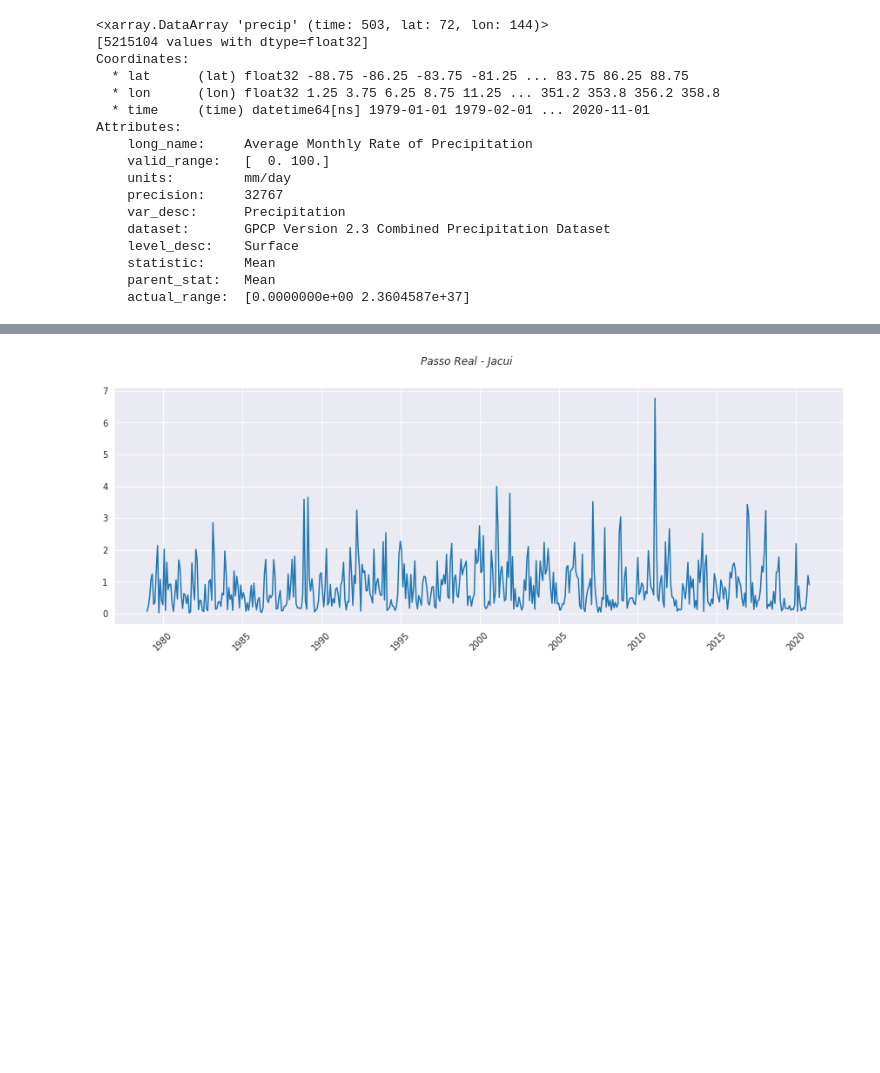
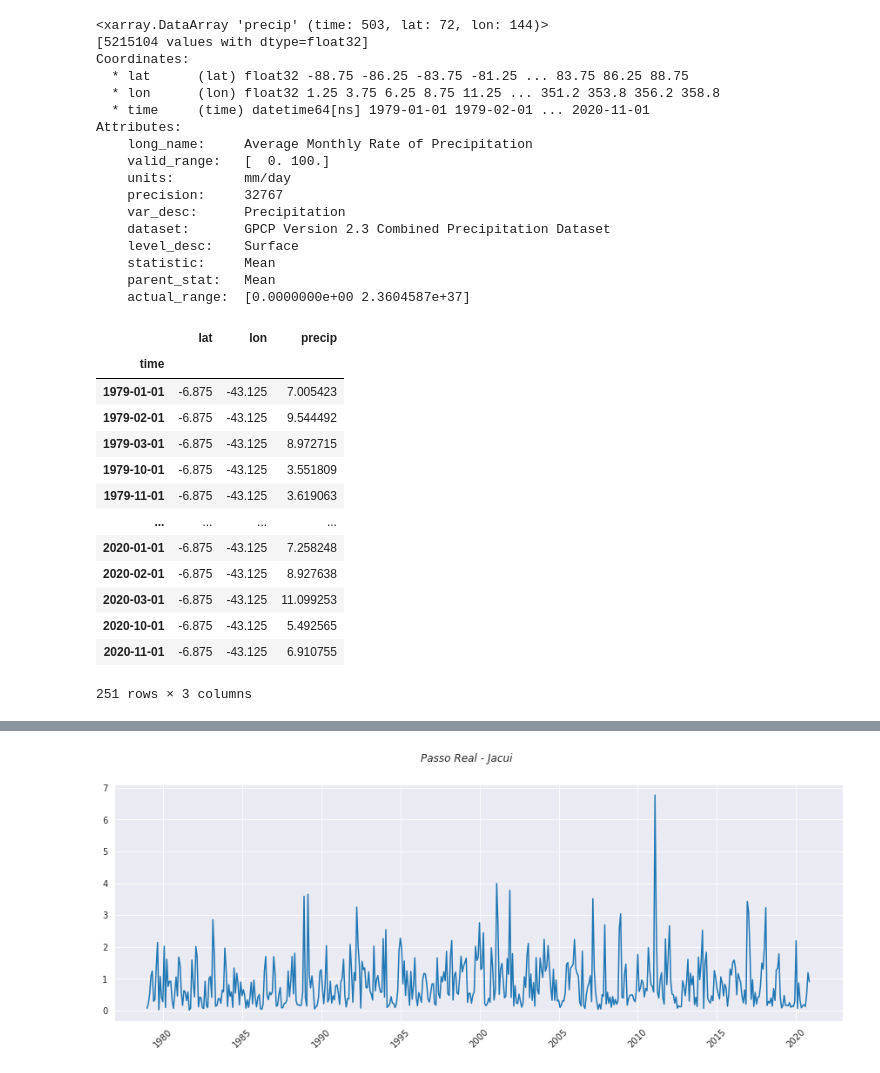
Before and after one commit to g-almeida/Climatology, a Jupyter notebook: Mod/UsinCut.ipynb, the cells around one changed output, grey strips where cells are left out. Cells and saved outputs as stored; diff of their text form; code cells hidden in the pictures; blank space fills up the shorter version.

```diff
--- a/Mod/UsinCut.ipynb
+++ b/Mod/UsinCut.ipynb
@@ -46,3 +29,23 @@ Attributes:
     statistic:     Mean
     parent_stat:   Mean
     actual_range:  [0.0000000e+00 2.3604587e+37]
+# %%
+B = pd.read_pickle('Boa Esperanca - Parnaiba.pkl')
+BG = B.groupby('time').mean()
+# %%
+cutMean(B)
+# %% [output]
+|  | lat | lon | precip |
+| time |  |  |  |
+| 1979-01-01 | -6.875 | -43.125 | 7.005423 |
+| 1979-02-01 | -6.875 | -43.125 | 9.544492 |
+| 1979-03-01 | -6.875 | -43.125 | 8.972715 |
+| 1979-10-01 | -6.875 | -43.125 | 3.551809 |
+| 1979-11-01 | -6.875 | -43.125 | 3.619063 |
+| ... | ... | ... | ... |
+| 2020-01-01 | -6.875 | -43.125 | 7.258248 |
+| 2020-02-01 | -6.875 | -43.125 | 8.927638 |
+| 2020-03-01 | -6.875 | -43.125 | 11.099253 |
+| 2020-10-01 | -6.875 | -43.125 | 5.492565 |
+| 2020-11-01 | -6.875 | -43.125 | 6.910755 |
+251 rows × 3 columns
```
Also changed, not shown: parts of 3 cells of this notebook, 3 other files.
